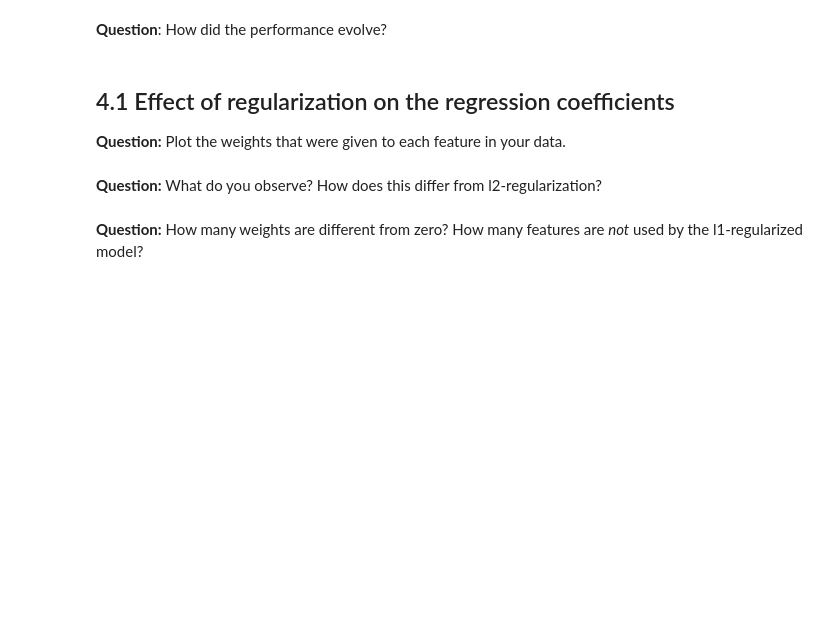
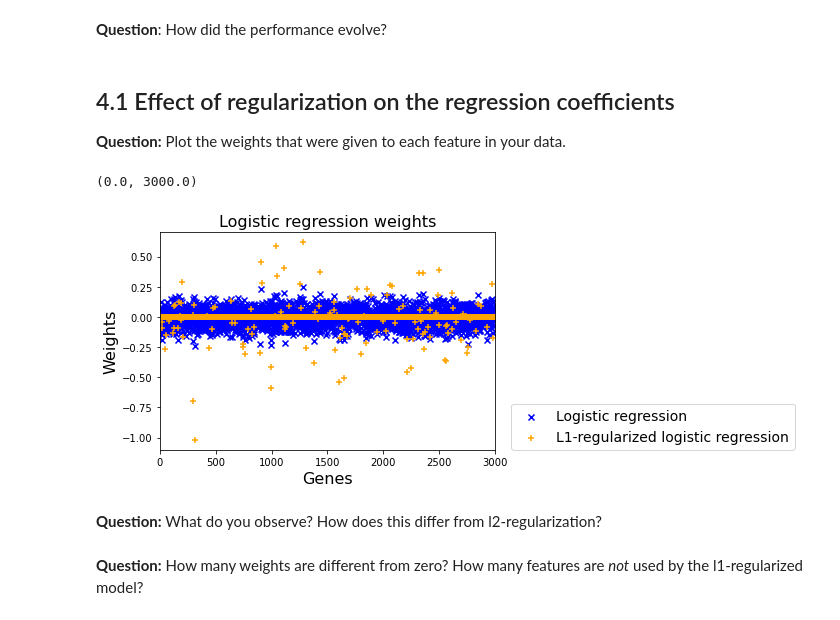
Before and after one commit to abdeljelilmaadi/2022-mines-HPC-AI-TD, a Jupyter notebook: 05-Regularization.ipynb, the cells around one changed output. Drawn from its saved outputs; the diff is of its cells as text; code cells hidden in the pictures; blank space fills up the shorter version.

```diff
--- a/05-Regularization.ipynb
+++ b/05-Regularization.ipynb
@@ -197,8 +242,8 @@ __Question:__ What is the role of the l1-regularized logistic regression?
 # %% [markdown]
 __Question:__ Instead of a l2-regularized logistic regression with `C=0.01`, now train and evaluate a __l1__-regularized logistic regression with __`C=10.0`__.
 # %%
-cvalue = # TODO
-clf_logreg_l1_s = # TODO
+cvalue = 10
+clf_logreg_l1_s = linear_model.LogisticRegression(C=cvalue, penalty='l1' ,solver='liblinear')
 clf_logreg_l1_s.fit(Xtr_scaled, ytr)
 
 # index of the positive class
@@ -219,16 +267,19 @@ __Question__: How did the performance evolve?
 __Question:__ Plot the weights that were given to each feature in your data.
 # %%
 num_features = X_clf.shape[1]
-plt.scatter(range(num_features), #TODO,
+plt.scatter(range(num_features), clf_logreg_s.coef_,
             color='blue', marker='x', label='Logistic regression')
-plt.scatter(range(num_features), #TODO,
+plt.scatter(range(num_features),  clf_logreg_l1_s.coef_,
             color='orange', marker='+', label='L1-regularized logistic regression')
 
 plt.xlabel('Genes', fontsize=16)
 plt.ylabel('Weights', fontsize=16)
 plt.title('Logistic regression weights', fontsize=16)
 plt.legend(fontsize=14, loc=(1.05, 0))
 plt.xlim([0, num_features])
+# %% [output]
+(0.0, 3000.0)
+[figure, added]
 # %% [markdown]
 __Question:__ What do you observe? How does this differ from l2-regularization?
 # %% [markdown]
```
Also changed, not shown: parts of 17 cells of this notebook, 4 other files.
